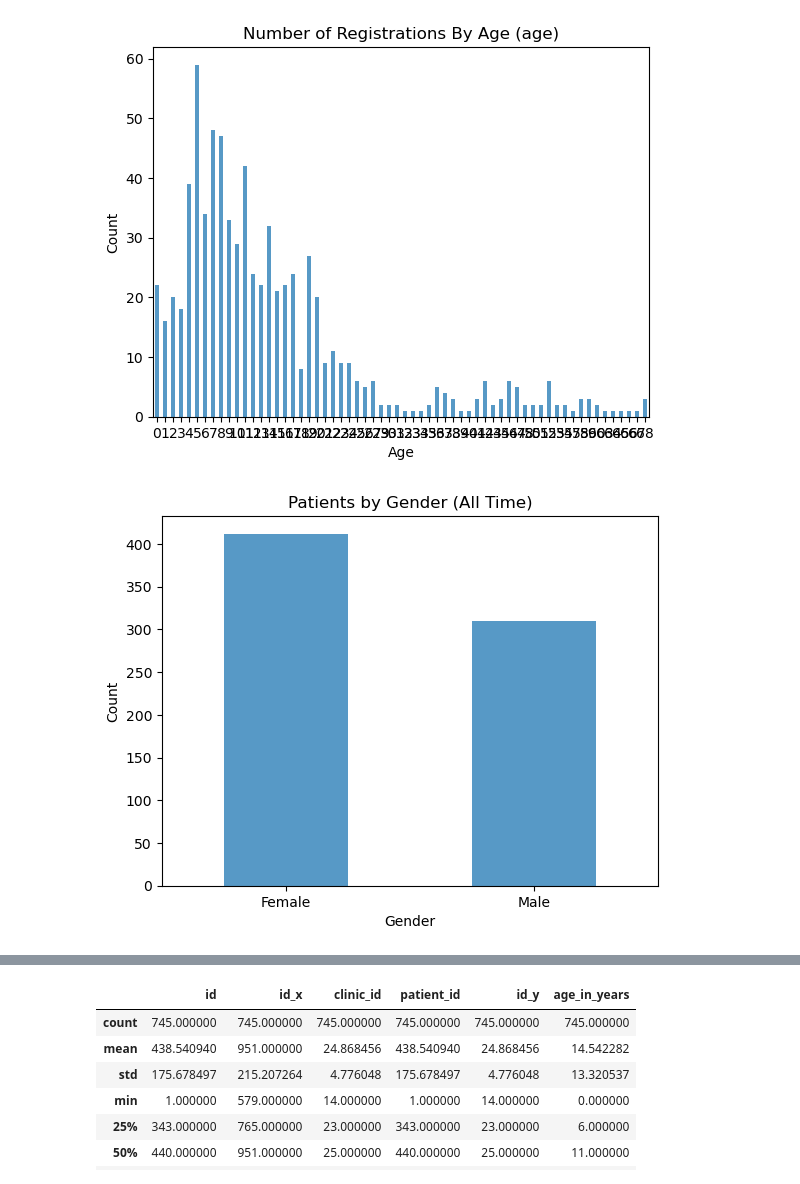
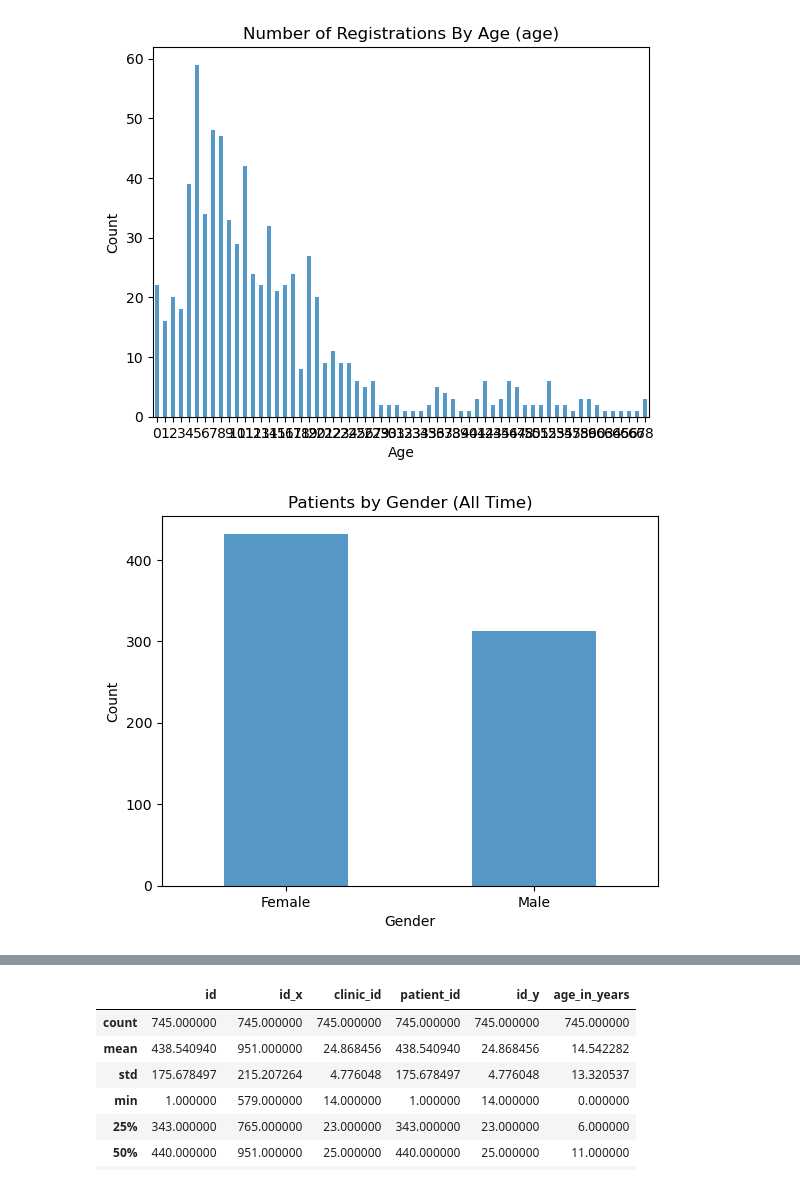
Before and after one commit to slogan621/tscharts, a Jupyter notebook: tools/datascience/Notebooks/General_Info.ipynb, the cells around one changed output, grey strips where cells are left out. Saved outputs shown, nothing was run; the diff lists cells and outputs as text; code cells hidden in the pictures.

```diff
--- a/tools/datascience/Notebooks/General_Info.ipynb
+++ b/tools/datascience/Notebooks/General_Info.ipynb
@@ -46,15 +56,13 @@ plt.show()
 # %% [output]
 [figure]
 # %%
-df = pd.read_csv(file_loc3, encoding="latin-1", sep="__", engine="python")
+di = {'m': "Male", 'f': "Female"}
+merged_df = merged_df.replace({"gender": di})
 
-di = {'m': "Male", 'f': "Female"}
-df = df.replace({"gender": di})
-
-df['gender'].value_counts().plot(kind='bar', alpha=0.75, rot=0)
+merged_df['gender'].value_counts().plot(kind='bar', alpha=0.75, rot=0)
 plt.title("Patients by Gender (All Time)")
 plt.xlabel("Gender")
 plt.ylabel("Count")
 plt.show()
 # %% [output]
-[figure, old version]
+[figure, new version]
```
Also changed, not shown: parts of 16 cells of this notebook, 1 other file.
